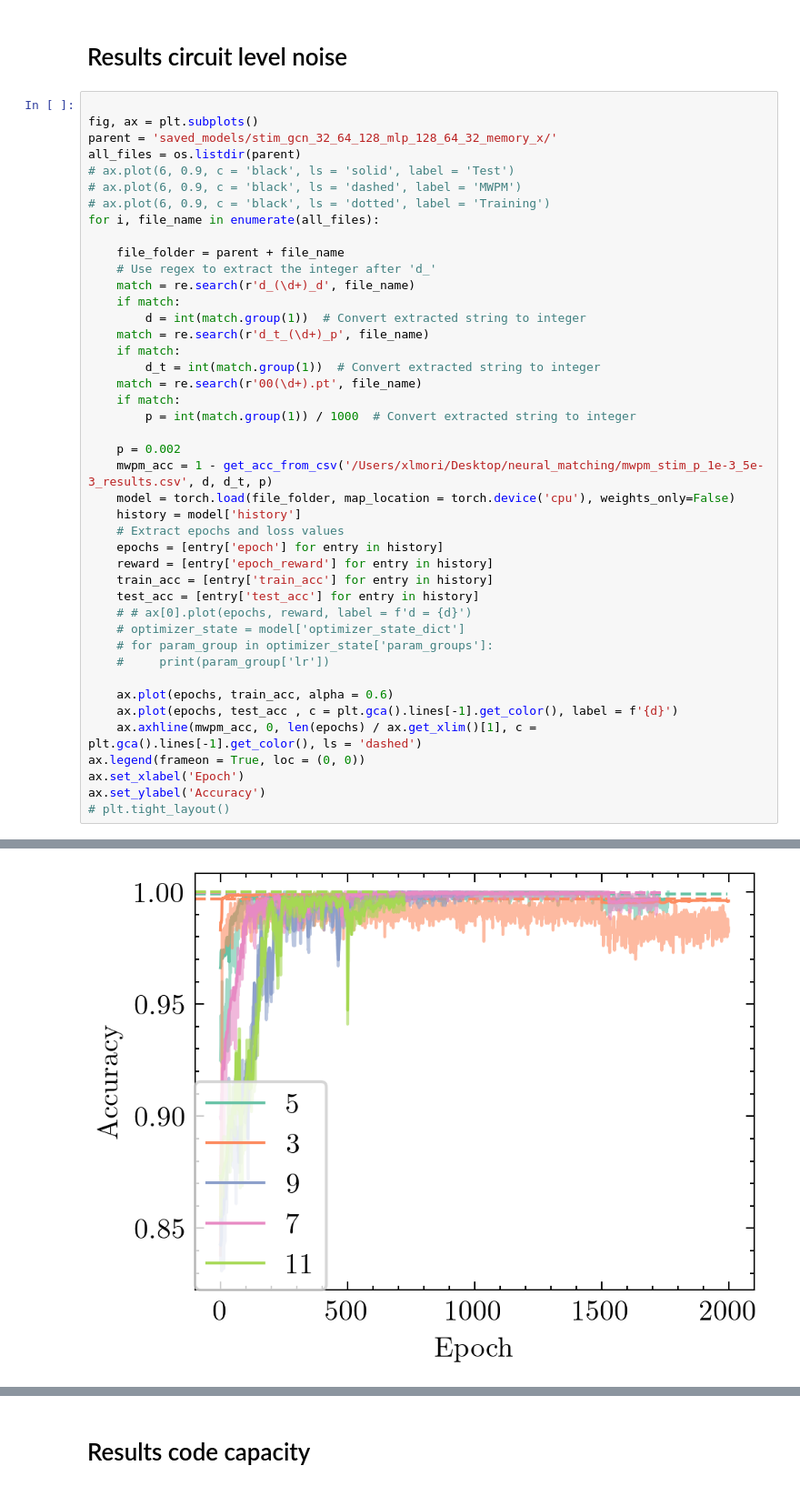
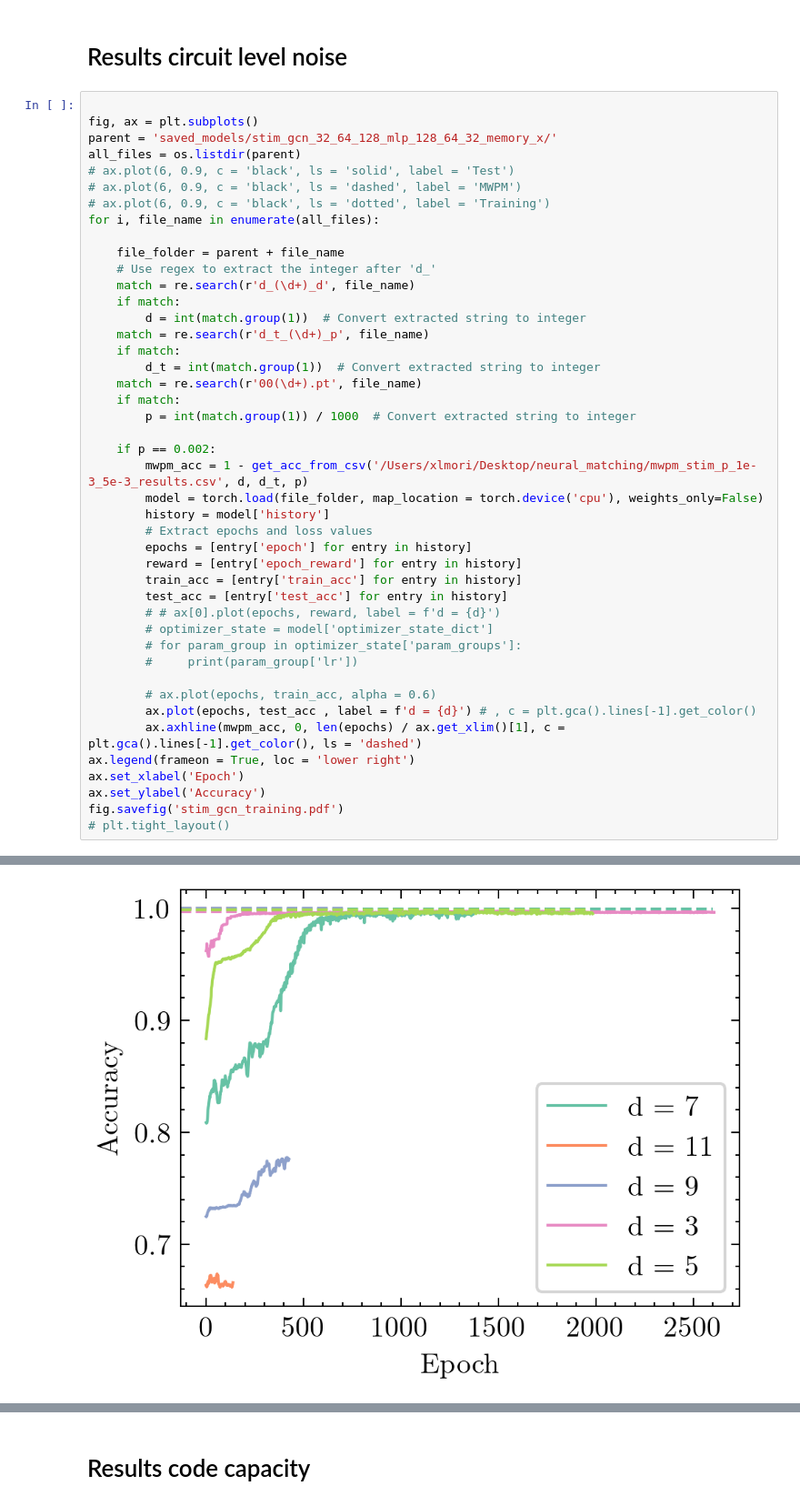
Before and after one commit to LangeMoritz/neural_matching, a Jupyter notebook: build_decoder.ipynb, the cells around one changed output, grey strips where cells are left out. Shown at 91% size. Drawn from its saved outputs; the diff is of its cells as text.

```diff
--- a/build_decoder.ipynb
+++ b/build_decoder.ipynb
@@ -56,25 +56,26 @@ for i, file_name in enumerate(all_files):
     if match:
         p = int(match.group(1)) / 1000  # Convert extracted string to integer
 
-    p = 0.002
-    mwpm_acc = 1 - get_acc_from_csv('/Users/xlmori/Desktop/neural_matching/mwpm_stim_p_1e-3_5e-3_results.csv', d, d_t, p)
-    model = torch.load(file_folder, map_location = torch.device('cpu'), weights_only=False)
-    history = model['history']
-    # Extract epochs and loss values
-    epochs = [entry['epoch'] for entry in history]
-    reward = [entry['epoch_reward'] for entry in history]
-    train_acc = [entry['train_acc'] for entry in history]
-    test_acc = [entry['test_acc'] for entry in history]
-    # # ax[0].plot(epochs, reward, label = f'd = {d}')
-    # optimizer_state = model['optimizer_state_dict']
-    # for param_group in optimizer_state['param_groups']:
-    #     print(param_group['lr'])
+    if p == 0.002:
+        mwpm_acc = 1 - get_acc_from_csv('/Users/xlmori/Desktop/neural_matching/mwpm_stim_p_1e-3_5e-3_results.csv', d, d_t, p)
+        model = torch.load(file_folder, map_location = torch.device('cpu'), weights_only=False)
+        history = model['history']
+        # Extract epochs and loss values
+        epochs = [entry['epoch'] for entry in history]
+        reward = [entry['epoch_reward'] for entry in history]
+        train_acc = [entry['train_acc'] for entry in history]
+        test_acc = [entry['test_acc'] for entry in history]
+        # # ax[0].plot(epochs, reward, label = f'd = {d}')
+        # optimizer_state = model['optimizer_state_dict']
+        # for param_group in optimizer_state['param_groups']:
+        #     print(param_group['lr'])
 
-    ax.plot(epochs, train_acc, alpha = 0.6)
-    ax.plot(epochs, test_acc , c = plt.gca().lines[-1].get_color(), label = f'{d}')
-    ax.axhline(mwpm_acc, 0, len(epochs) / ax.get_xlim()[1], c = plt.gca().lines[-1].get_color(), ls = 'dashed')
-ax.legend(frameon = True, loc = (0, 0))
+        # ax.plot(epochs, train_acc, alpha = 0.6)
+        ax.plot(epochs, test_acc , label = f'd = {d}') # , c = plt.gca().lines[-1].get_color()
+        ax.axhline(mwpm_acc, 0, len(epochs) / ax.get_xlim()[1], c = plt.gca().lines[-1].get_color(), ls = 'dashed')
+ax.legend(frameon = True, loc = 'lower right')
 ax.set_xlabel('Epoch')
 ax.set_ylabel('Accuracy')
+fig.savefig('stim_gcn_training.pdf')
 # plt.tight_layout()
 # %% [output]
@@ -82,4 +82,4 @@ Text(0, 0.5, 'Accuracy')
-[figure, old version]
+[figure, new version]
 # %%
 fig, ax = plt.subplots()
 rates = np.arange(0.001, 0.006, 0.001)     # physical error rates
```
Also changed, not shown: parts of 5 cells of this notebook, 5 other files.
